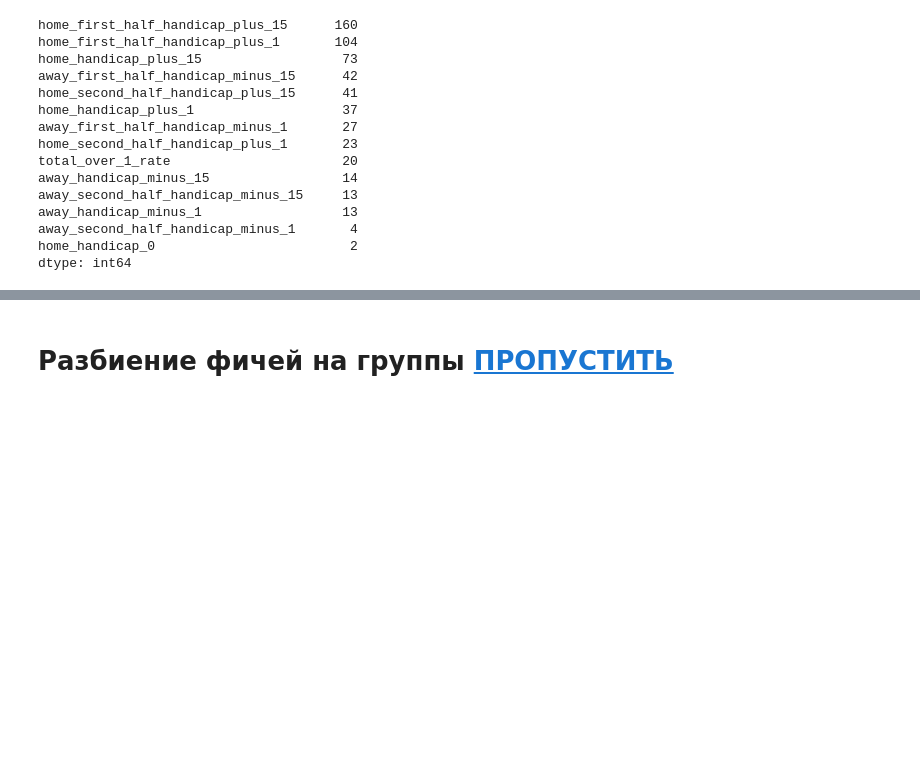
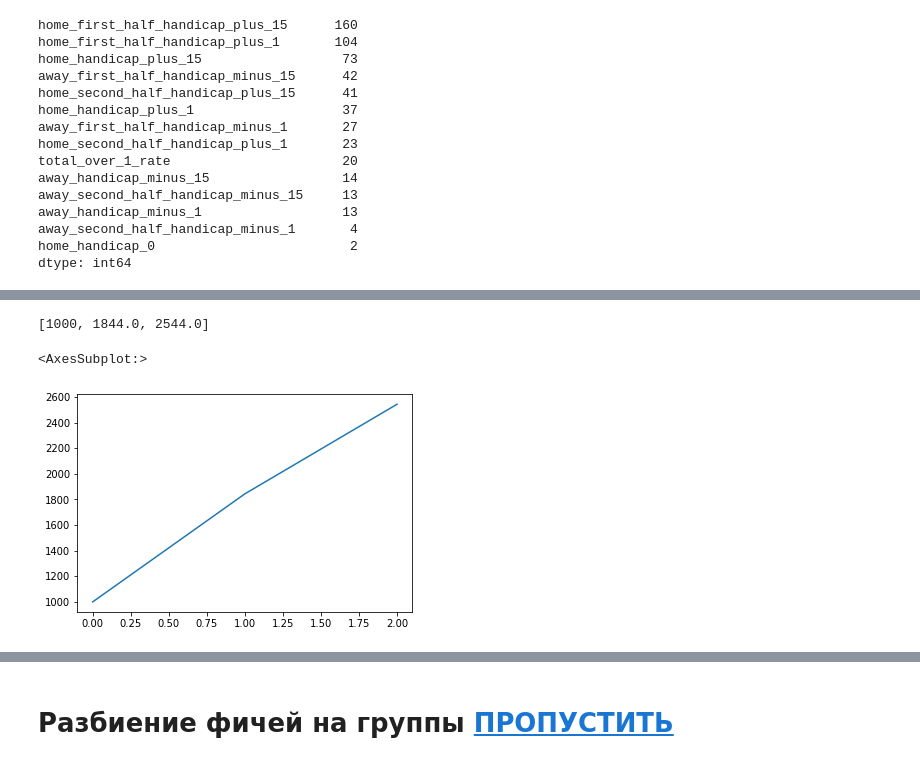
Before and after one commit to macroslav/bets-model, a Jupyter notebook: Bets pipeline.ipynb, the cells around one changed output, grey strips where cells are left out. Saved outputs shown, nothing was run; the diff lists cells and outputs as text; code cells hidden in the pictures; blank space fills up the shorter version.

```diff
--- a/Bets pipeline.ipynb
+++ b/Bets pipeline.ipynb
@@ -125,0 +297,19 @@ def prepare_for_yaml(features_list) -> str:
+# %%
+scorer.run_check(X_test, y_test, preds_proba, preds_class)
+# %%
+X_val, y_val = val.drop(columns=['target']), val.target
+preds_class_val = model.model.predict(X_val)
+preds_proba_val = model.model.predict_proba(X_val)
+# %%
+scorer.run_check(X_val, y_val, preds_proba_val, preds_class_val)
+# %%
+dynamic_info, static_info = scorer.return_info()
+# %%
+static_info[2]
+# %% [output]
+[1000, 1844.0, 2544.0]
+# %%
+sns.lineplot(x=[i for i in range(len(static_info[2]))], y=static_info[2])
+# %% [output]
+<AxesSubplot:>
+[figure, added]
```
Also changed, not shown: parts of 129 cells of this notebook, 4 other files.
